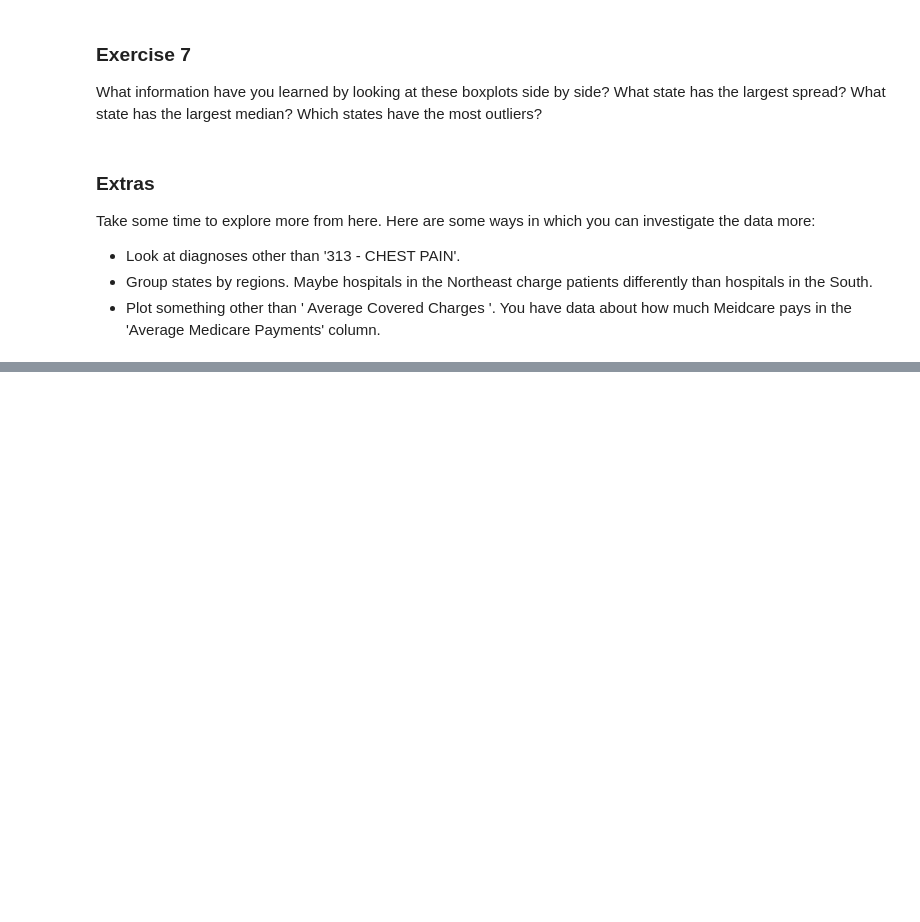
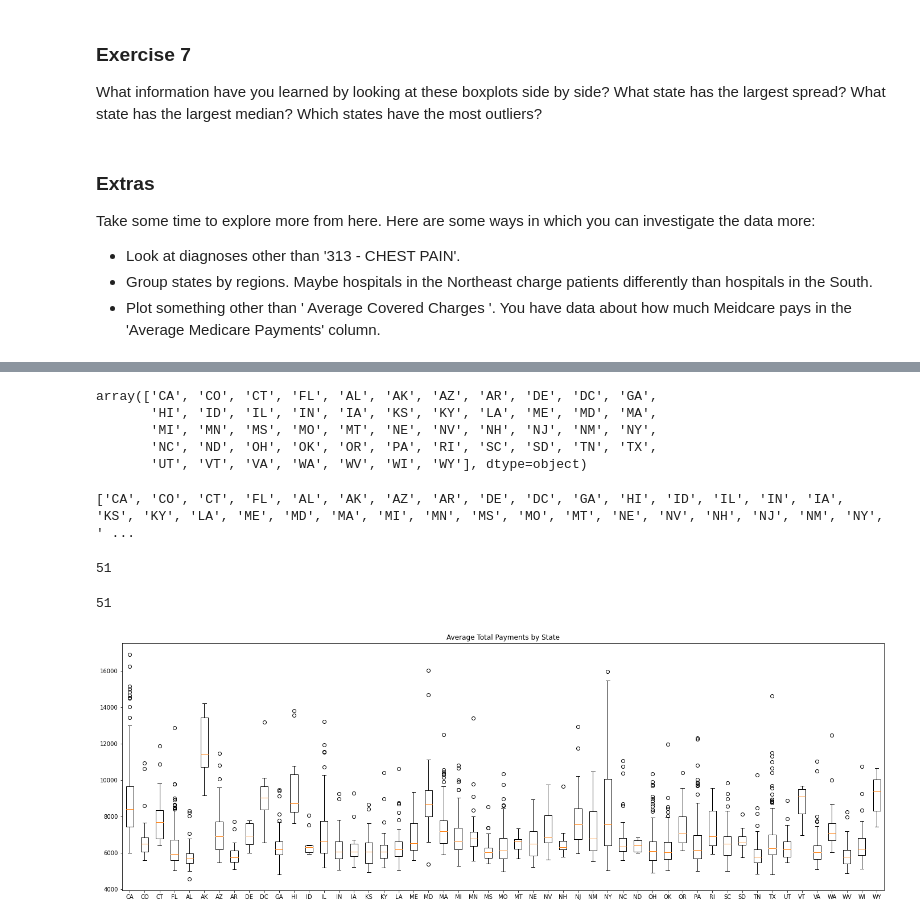
Before and after one commit to firatolcum/Codecademy_Data_Analytics_Course, a Jupyter notebook: Advanced Exploratory Data Analysis/Healthcare in Different States Project/Healthcare_in_Different_States.ipynb, the cells around one changed output, grey strips where cells are left out. Drawn from its saved outputs; the diff is of its cells as text; code cells hidden in the pictures; blank space fills up the shorter version.

```diff
--- a/Advanced Exploratory Data Analysis/Healthcare in Different States Project/Healthcare_in_Different_States.ipynb
+++ b/Advanced Exploratory Data Analysis/Healthcare in Different States Project/Healthcare_in_Different_States.ipynb
@@ -191,0 +213,3 @@ Take some time to explore more from here. Here are some ways in which you can in
+# %%
+heart_failure = healthcare[healthcare["DRG Definition"] == "292 - HEART FAILURE & SHOCK W CC"]
+heart_failure.head(3)
@@ -191,0 +245,33 @@ Take some time to explore more from here. Here are some ways in which you can in
+# %%
+heart_failure["Provider State"].unique()
+# %% [output]
+array(['CA', 'CO', 'CT', 'FL', 'AL', 'AK', 'AZ', 'AR', 'DE', 'DC', 'GA',
+       'HI', 'ID', 'IL', 'IN', 'IA', 'KS', 'KY', 'LA', 'ME', 'MD', 'MA',
+       'MI', 'MN', 'MS', 'MO', 'MT', 'NE', 'NV', 'NH', 'NJ', 'NM', 'NY',
+       'NC', 'ND', 'OH', 'OK', 'OR', 'PA', 'RI', 'SC', 'SD', 'TN', 'TX',
+       'UT', 'VT', 'VA', 'WA', 'WV', 'WI', 'WY'], dtype=object)
+# %%
+states = list(heart_failure["Provider State"].unique())
+print(states)
+# %% [output]
+['CA', 'CO', 'CT', 'FL', 'AL', 'AK', 'AZ', 'AR', 'DE', 'DC', 'GA', 'HI', 'ID', 'IL', 'IN', 'IA', 'KS', 'KY', 'LA', 'ME', 'MD', 'MA', 'MI', 'MN', 'MS', 'MO', 'MT', 'NE', 'NV', 'NH', 'NJ', 'NM', 'NY', ' ...
+# %%
+datasets = []
+for state in states:
+    datasets.append(heart_failure[heart_failure["Provider State"] == state][" Average Total Payments "].values)
+# %%
+len(datasets)
+# %% [output]
+51
+# %%
+len(states)
+# %% [output]
+51
+# %%
+plt.figure(figsize = (24, 8))
+plt.boxplot(x = datasets, labels = states)
+
+plt.title("Average Total Payments by State")
+plt.show()
+# %% [output]
+[figure, added]
```
Also changed, not shown: parts of 5 cells of this notebook, 6 other files.
